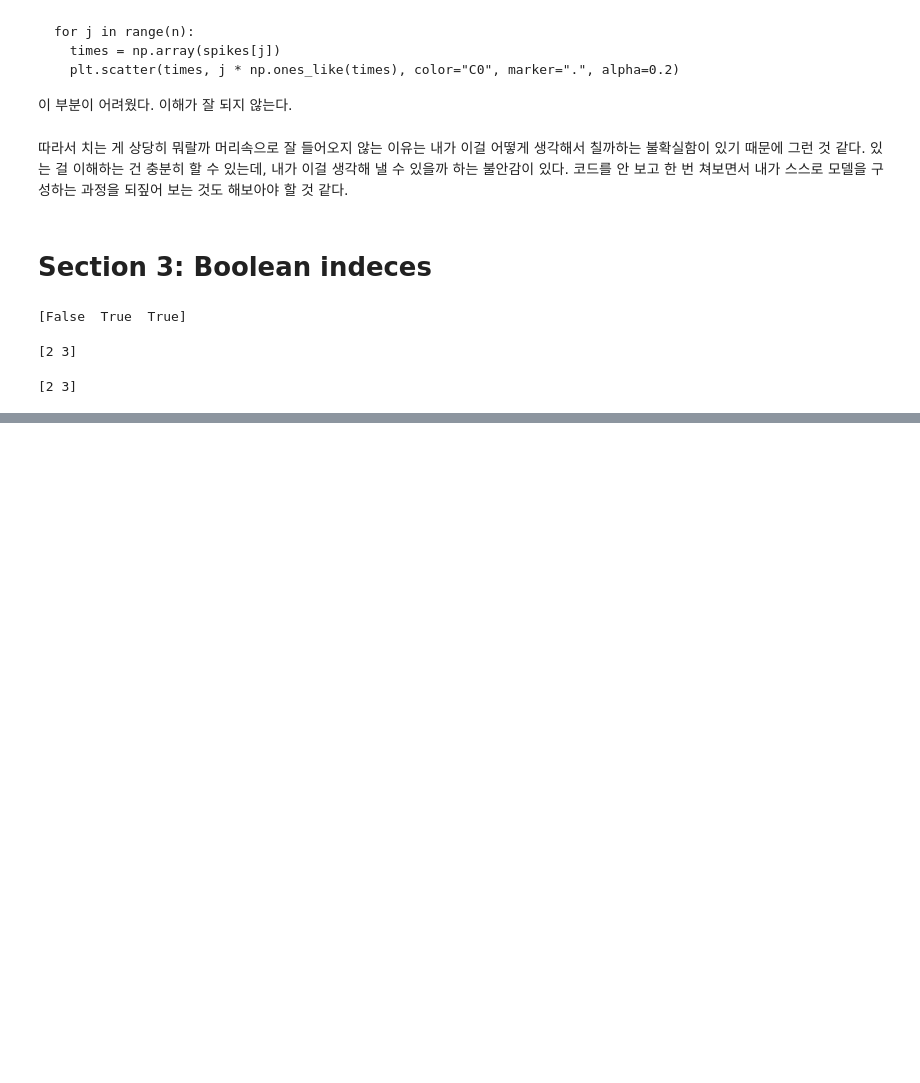
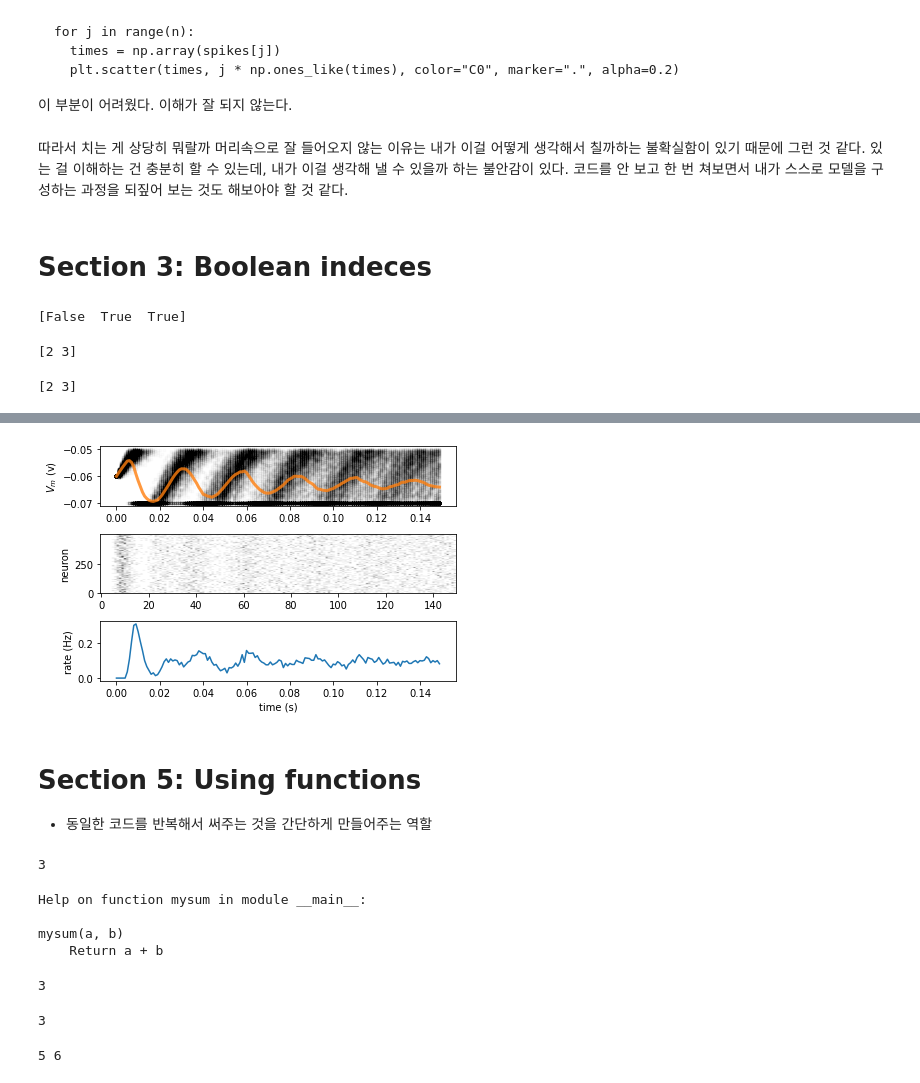
Before and after one commit to withjungjh/My-Neuromatch-Academy, a Jupyter notebook: 02_정진환_LIFtutorial2.ipynb, the cells around one changed output, grey strips where cells are left out. Cells and saved outputs as stored; diff of their text form; code cells hidden in the pictures; blank space fills up the shorter version.

```diff
--- a/02_정진환_LIFtutorial2.ipynb
+++ b/02_정진환_LIFtutorial2.ipynb
@@ -254,0 +439,79 @@ ndarray에서 "+" 연산은 함께 다른 argument의 모든 element에 적용
+# %%
+np.random.seed(2020)
+
+t_range = np.arange(0, t_max, dt)
+step_end = len(t_range)
+n = 500
+v_n = el * np.ones([n, step_end])
+
+#Initialize t_ref and last_spike
+t_ref = 0.01
+last_spike = -t_ref * np.ones([n])
+
+# Loop over time steps
+for step, t in enumerate(t_range):
+  if step == 0:
+    continue
+  v_n[:, step] = v_n[:, step - 1] + (dt/tau) * (el - v_n[:, step - 1] + r*i[:, step])
+  spiked = (v_n[:, step] >= vth)
+  v_n[spiked, step] = vr
+  raster[spiked, step] = 1.
+
+  spiked
+
+  clamped = (last_spike + t_ref > t)
+  v_n[clamped,step] = vr # reset clamped neuron to vr using clamped
+  last_spike[spiked] = t
+
+plot_all(t_range, v_n, raster = raster)
+# %% [output]
+[figure, added]
+# %% [markdown]
+# Section 5: Using functions
+
+- 동일한 코드를 반복해서 써주는 것을 간단하게 만들어주는 역할
+# %%
+def mysum(a, b):
+  '''
+  Return a + b
+  '''
+  return a + b
+
+print(mysum(1, 2))
+# %% [output]
+3
+# %%
+help(mysum)
+# %% [output]
+Help on function mysum in module __main__:
+
+mysum(a, b)
+    Return a + b
+# %%
+# mandatory argument
+def mysum(a, b=2):
+  '''
+  Return a + 2 or a + b
+  '''
+  return a + b
+
+print(mysum(1))
+# %% [output]
+3
+# %%
+def mysum(a, b=None):
+  if b is None:
+    b = 2
+  return a + b
+
+print(mysum(1))
+# %% [output]
+3
+# %%
+def mysumprod(a, b):
+  return a+b, a*b
+
+my_sum, my_prod = mysumprod(2, 3)
+print(my_sum, my_prod)
+# %% [output]
+5 6
```
Also changed, not shown: parts of 35 cells of this notebook.
